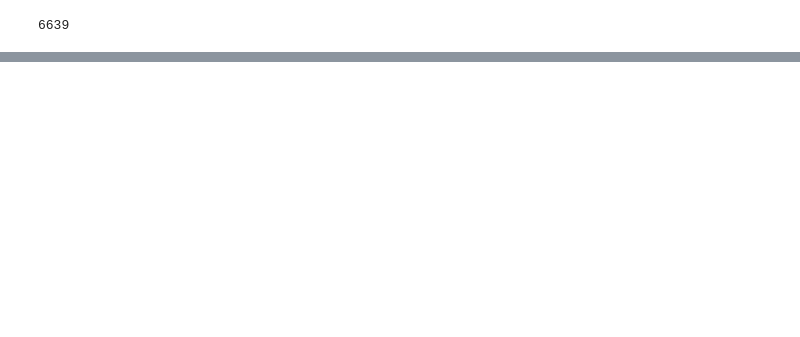
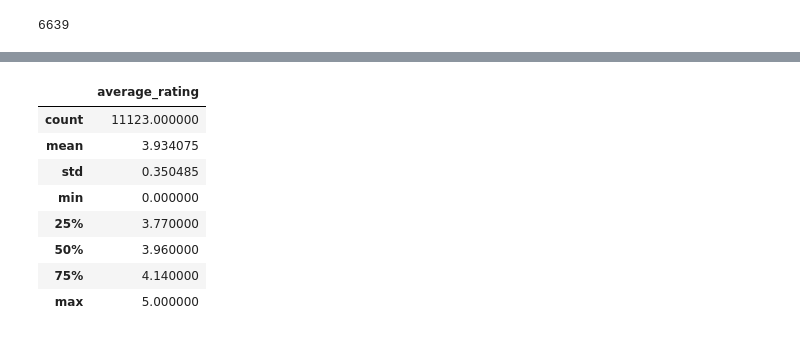
Before and after one commit to Egjfour/dsti_goodreads_rating_predictions, a Jupyter notebook: goodreads-predictor/notebooks/ilyes's_datanb.ipynb, the cells around one changed output, grey strips where cells are left out. Cells and saved outputs as stored; diff of their text form; code cells hidden in the pictures; blank space fills up the shorter version.

```diff
--- a/goodreads-predictor/notebooks/ilyes's_datanb.ipynb
+++ b/goodreads-predictor/notebooks/ilyes's_datanb.ipynb
@@ -83,0 +123,5 @@ df['authors'].nunique()
+# %%
+first_hypodf=df[['authors', 'average_rating', 'authors_embedding']]
+# %%
+first_hypodf.describe()
+# %% [output]
@@ -83,0 +129,9 @@ df['authors'].nunique()
+|  | average_rating |
+| count | 11123.000000 |
+| mean | 3.934075 |
+| std | 0.350485 |
+| min | 0.000000 |
+| 25% | 3.770000 |
+| 50% | 3.960000 |
+| 75% | 4.140000 |
+| max | 5.000000 |
```
Also changed, not shown: parts of 20 cells of this notebook.
